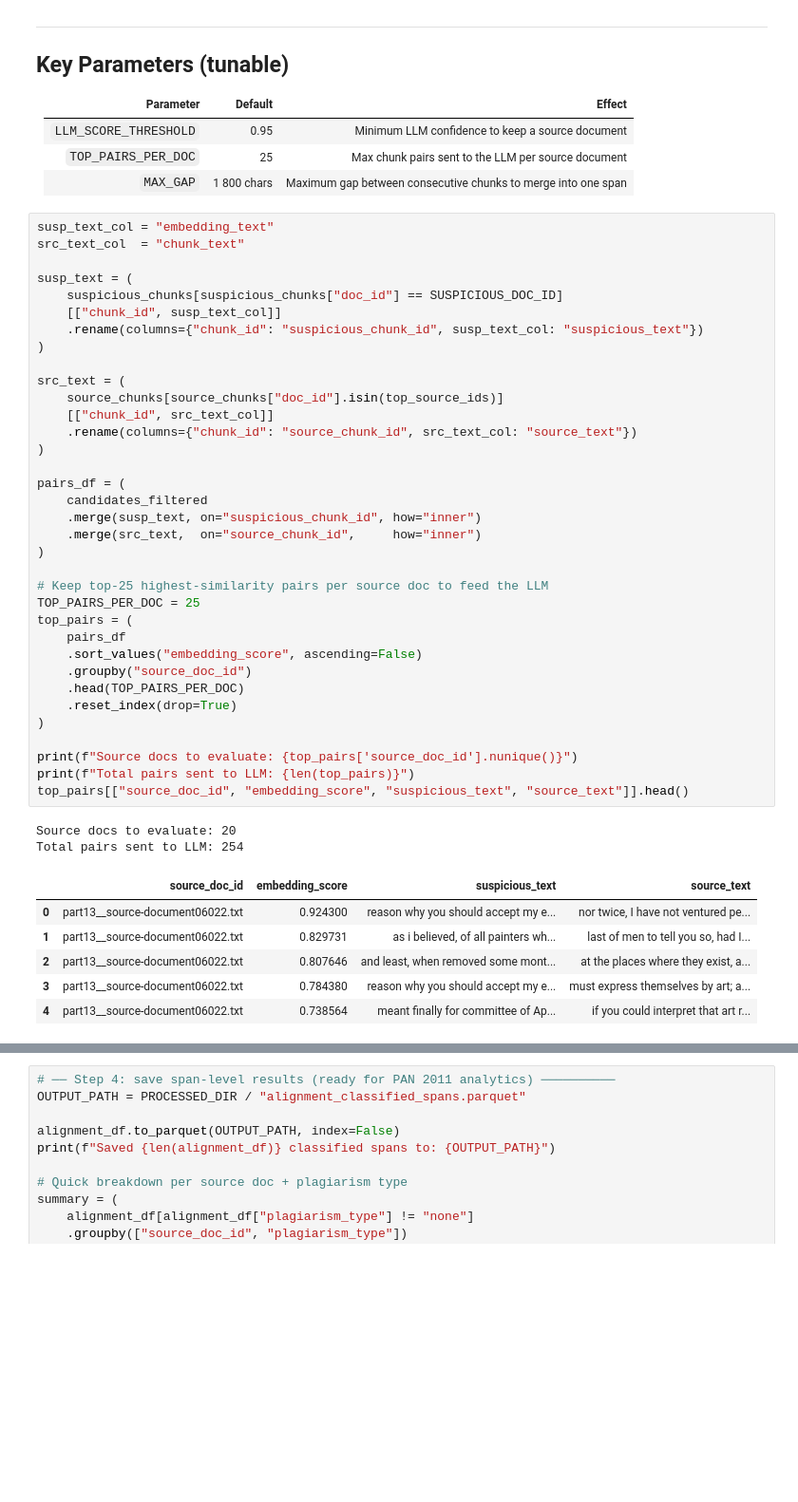
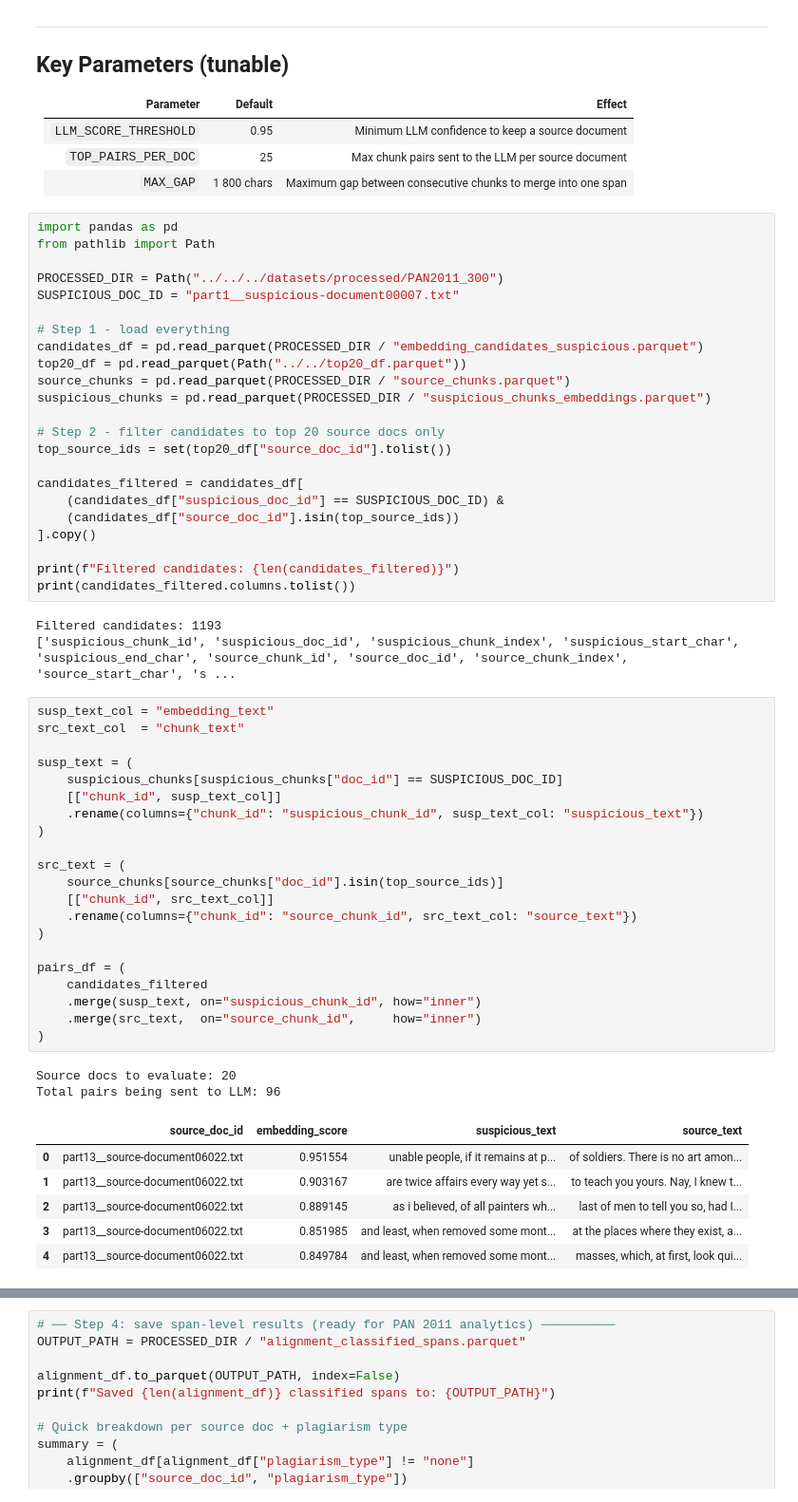
Before and after one commit to Djbernas10/Document_Plagiarism, a Jupyter notebook: scripts/final/06_analytics/analyze_results.ipynb, the cells around one changed output, grey strips where cells are left out. Shown at 95% size. Cells and saved outputs as stored; diff of their text form; blank space fills up the shorter version.

```diff
--- a/scripts/final/06_analytics/analyze_results.ipynb
+++ b/scripts/final/06_analytics/analyze_results.ipynb
@@ -83,50 +57,62 @@ The classifier labels each chunk pair with one of four types:
 | `LLM_SCORE_THRESHOLD` | 0.95 | Minimum LLM confidence to keep a source document |
 | `TOP_PAIRS_PER_DOC` | 25 | Max chunk pairs sent to the LLM per source document |
 | `MAX_GAP` | 1 800 chars | Maximum gap between consecutive chunks to merge into one span |
+# %%
+import pandas as pd
+from pathlib import Path
+
+PROCESSED_DIR = Path("../../../datasets/processed/PAN2011_300")
+SUSPICIOUS_DOC_ID = "part1__suspicious-document00007.txt"
+
+# Step 1 - load everything
+candidates_df = pd.read_parquet(PROCESSED_DIR / "embedding_candidates_suspicious.parquet")
+top20_df = pd.read_parquet(Path("../../top20_df.parquet"))
+source_chunks = pd.read_parquet(PROCESSED_DIR / "source_chunks.parquet")
+suspicious_chunks = pd.read_parquet(PROCESSED_DIR / "suspicious_chunks_embeddings.parquet")
+
+# Step 2 - filter candidates to top 20 source docs only
+top_source_ids = set(top20_df["source_doc_id"].tolist())
+
+candidates_filtered = candidates_df[
+    (candidates_df["suspicious_doc_id"] == SUSPICIOUS_DOC_ID) &
+    (candidates_df["source_doc_id"].isin(top_source_ids))
+].copy()
+
+print(f"Filtered candidates: {len(candidates_filtered)}")
+print(candidates_filtered.columns.tolist())
+# %% [output]
+Filtered candidates: 1193
+['suspicious_chunk_id', 'suspicious_doc_id', 'suspicious_chunk_index', 'suspicious_start_char', 'suspicious_end_char', 'source_chunk_id', 'source_doc_id', 'source_chunk_index', 'source_start_char', 's ...
 # %%
 susp_text_col = "embedding_text"
 src_text_col  = "chunk_text"
 
 susp_text = (
     suspicious_chunks[suspicious_chunks["doc_id"] == SUSPICIOUS_DOC_ID]
     [["chunk_id", susp_text_col]]
     .rename(columns={"chunk_id": "suspicious_chunk_id", susp_text_col: "suspicious_text"})
 )
 
 src_text = (
     source_chunks[source_chunks["doc_id"].isin(top_source_ids)]
     [["chunk_id", src_text_col]]
     .rename(columns={"chunk_id": "source_chunk_id", src_text_col: "source_text"})
 )
 
 pairs_df = (
     candidates_filtered
     .merge(susp_text, on="suspicious_chunk_id", how="inner")
     .merge(src_text,  on="source_chunk_id",     how="inner")
 )
-
-# Keep top-25 highest-similarity pairs per source doc to feed the LLM
-TOP_PAIRS_PER_DOC = 25
-top_pairs = (
-    pairs_df
-    .sort_values("embedding_score", ascending=False)
-    .groupby("source_doc_id")
-    .head(TOP_PAIRS_PER_DOC)
-    .reset_index(drop=True)
-)
-
-print(f"Source docs to evaluate: {top_pairs['source_doc_id'].nunique()}")
-print(f"Total pairs sent to LLM: {len(top_pairs)}")
-top_pairs[["source_doc_id", "embedding_score", "suspicious_text", "source_text"]].head()
 # %% [output]
 Source docs to evaluate: 20
-Total pairs sent to LLM: 254
+Total pairs being sent to LLM: 96
 |  | source_doc_id | embedding_score | suspicious_text | source_text |
-| 0 | part13__source-document06022.txt | 0.924300 | reason why you should accept my e... | nor twice, I have not ventured pe... |
-| 1 | part13__source-document06022.txt | 0.829731 | as i believed, of all painters wh... | last of men to tell you so, had I... |
-| 2 | part13__source-document06022.txt | 0.807646 | and least, when removed some mont... | at the places where they exist, a... |
-| 3 | part13__source-document06022.txt | 0.784380 | reason why you should accept my e... | must express themselves by art; a... |
-| 4 | part13__source-document06022.txt | 0.738564 | meant finally for committee of Ap... | if you could interpret that art r... |
+| 0 | part13__source-document06022.txt | 0.951554 | unable people, if it remains at p... | of soldiers. There is no art amon... |
+| 1 | part13__source-document06022.txt | 0.903167 | are twice affairs every way yet s... | to teach you yours. Nay, I knew t... |
+| 2 | part13__source-document06022.txt | 0.889145 | as i believed, of all painters wh... | last of men to tell you so, had I... |
+| 3 | part13__source-document06022.txt | 0.851985 | and least, when removed some mont... | at the places where they exist, a... |
+| 4 | part13__source-document06022.txt | 0.849784 | and least, when removed some mont... | masses, which, at first, look qui... |
 # %%
 # ── Step 1: threshold filter ────────────────────────────────────────────────
 import pandas as pd
```
Also changed, not shown: parts of 4 cells of this notebook, 15 other files.
